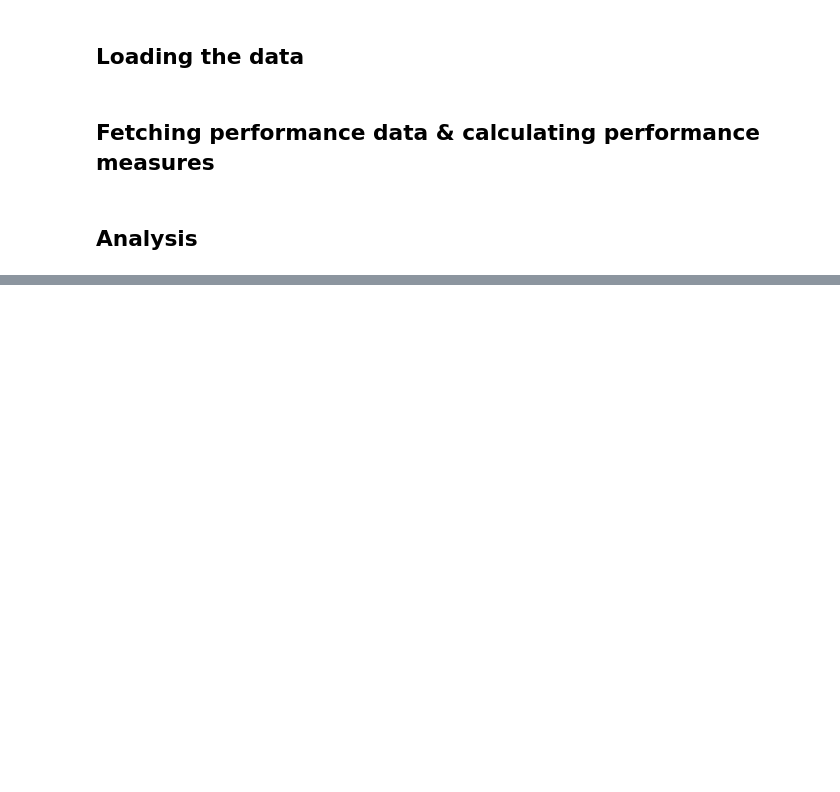
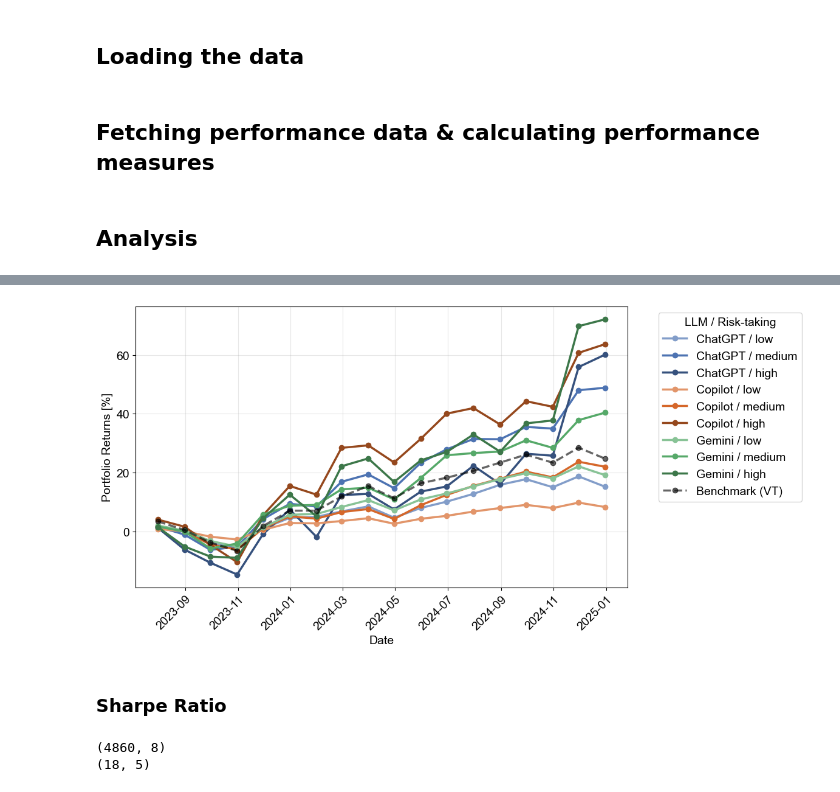
Before and after one commit to ibtPhilipp/biasedEchoes, a Jupyter notebook: studies/study1/5_performance_study1.ipynb, the cells around one changed output, grey strips where cells are left out. Drawn from its saved outputs; the diff is of its cells as text; code cells hidden in the pictures; blank space fills up the shorter version.

```diff
--- a/studies/study1/5_performance_study1.ipynb
+++ b/studies/study1/5_performance_study1.ipynb
@@ -458,0 +281,20 @@ Gemini        30      30    30
+# %%
+plot_timeline_detailed(
+    portfolios_timeseries,
+    benchmark_timeseries,
+    'portfolio_cumulative_return',
+    'Portfolio Returns [%]',
+    'risk-taking',
+    'Risk-taking',
+    'performance_return_risk'
+)
+# %% [output]
+[figure, added]
+# %% [markdown]
+### Sharpe Ratio
+# %%
+print(portfolios_timeseries.shape)
+print(benchmark_timeseries.shape)
+# %% [output]
+(4860, 8)
+(18, 5)
```
Also changed, not shown: parts of 50 cells of this notebook, 25 other files.
